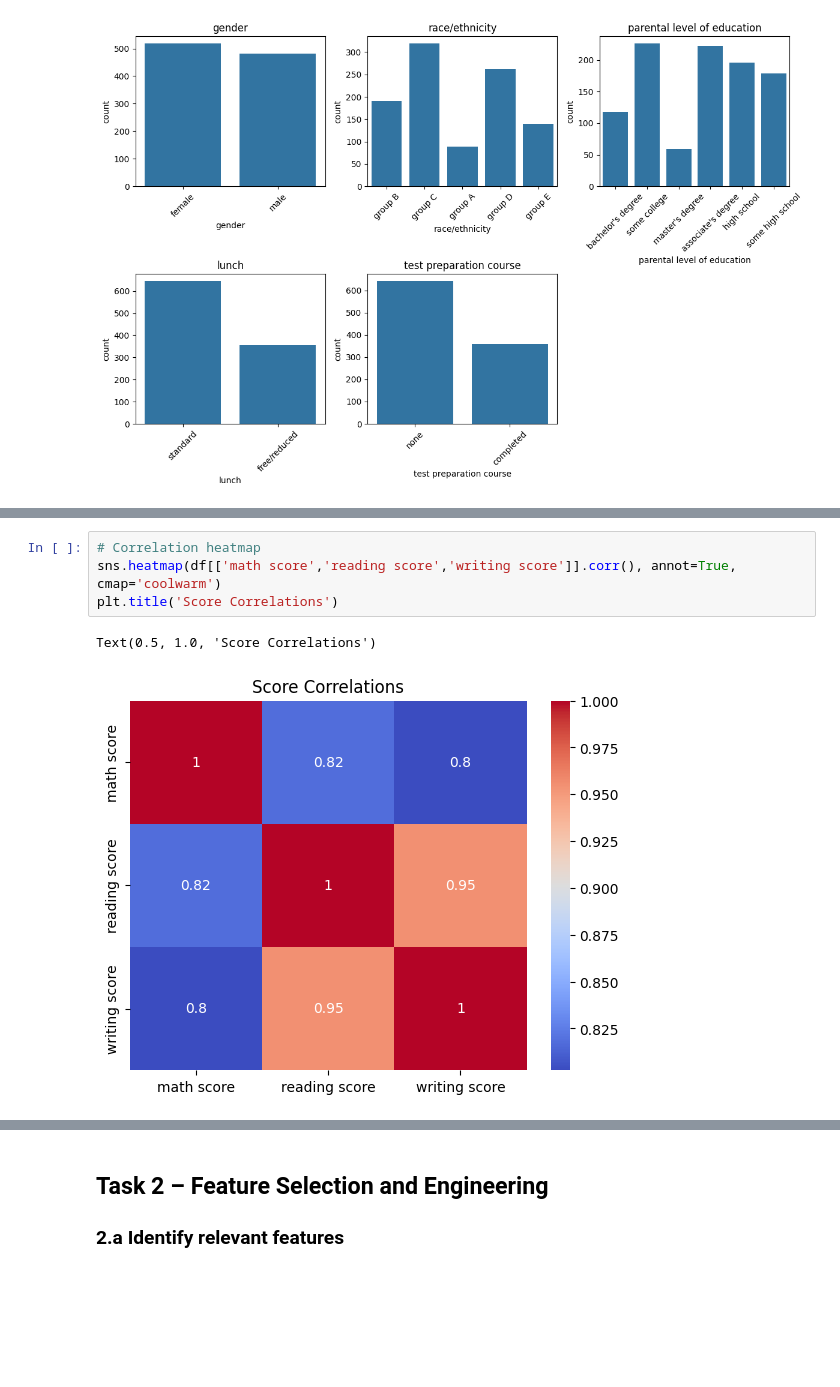
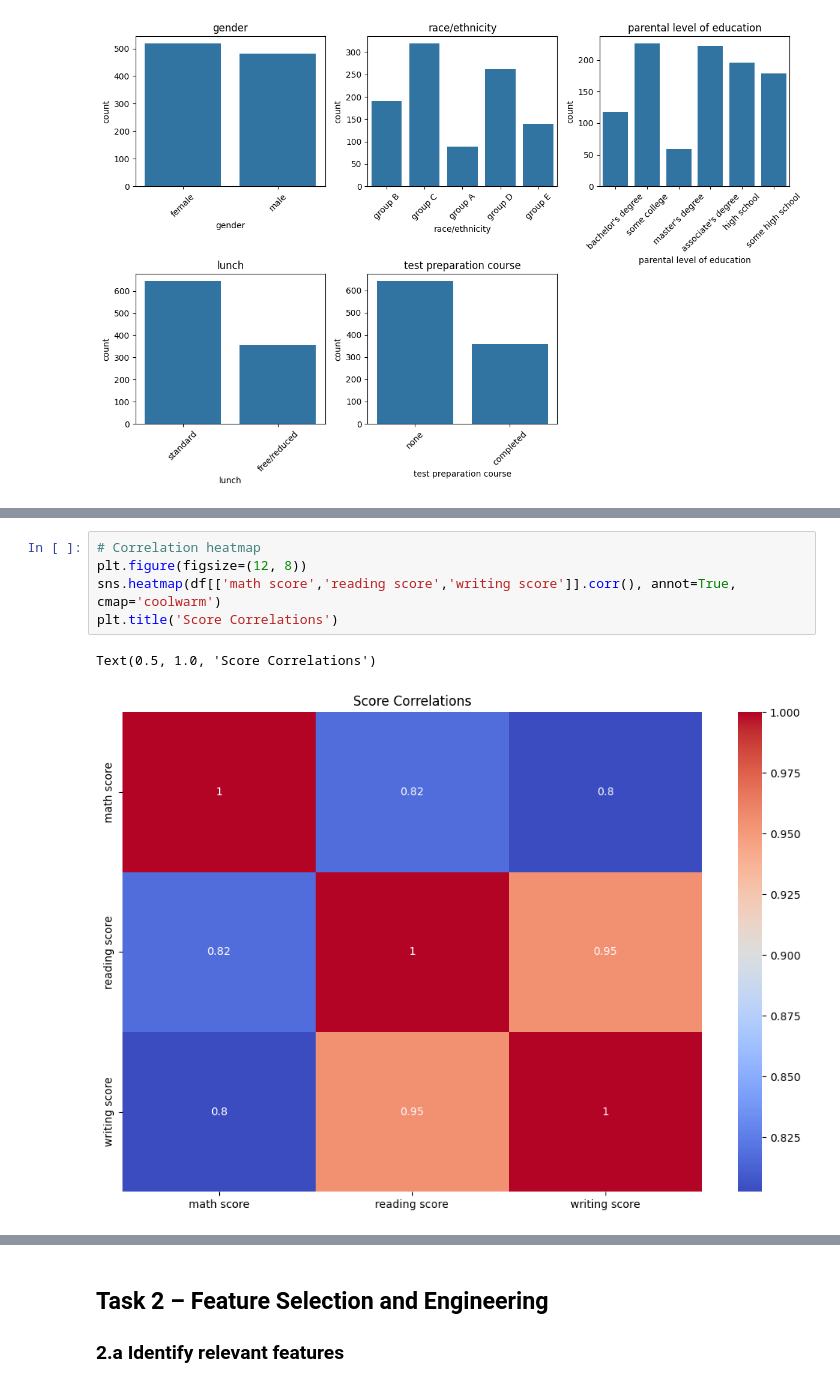
Before and after one commit to andreas-ols1/opti-ml-unibo, a Jupyter notebook: notebooks/test_scores.ipynb, the cells around one changed output, grey strips where cells are left out. Cells and saved outputs as stored; diff of their text form; blank space fills up the shorter version.

```diff
--- a/notebooks/test_scores.ipynb
+++ b/notebooks/test_scores.ipynb
@@ -168,8 +168,9 @@ plt.tight_layout()
 # %%
 # Correlation heatmap
+plt.figure(figsize=(12, 8))
 sns.heatmap(df[['math score','reading score','writing score']].corr(), annot=True, cmap='coolwarm')
 plt.title('Score Correlations')
 # %% [output]
 Text(0.5, 1.0, 'Score Correlations')
-[figure, old version]
+[figure, new version]
 # %%
```
Also changed, not shown: parts of 4 cells of this notebook.
